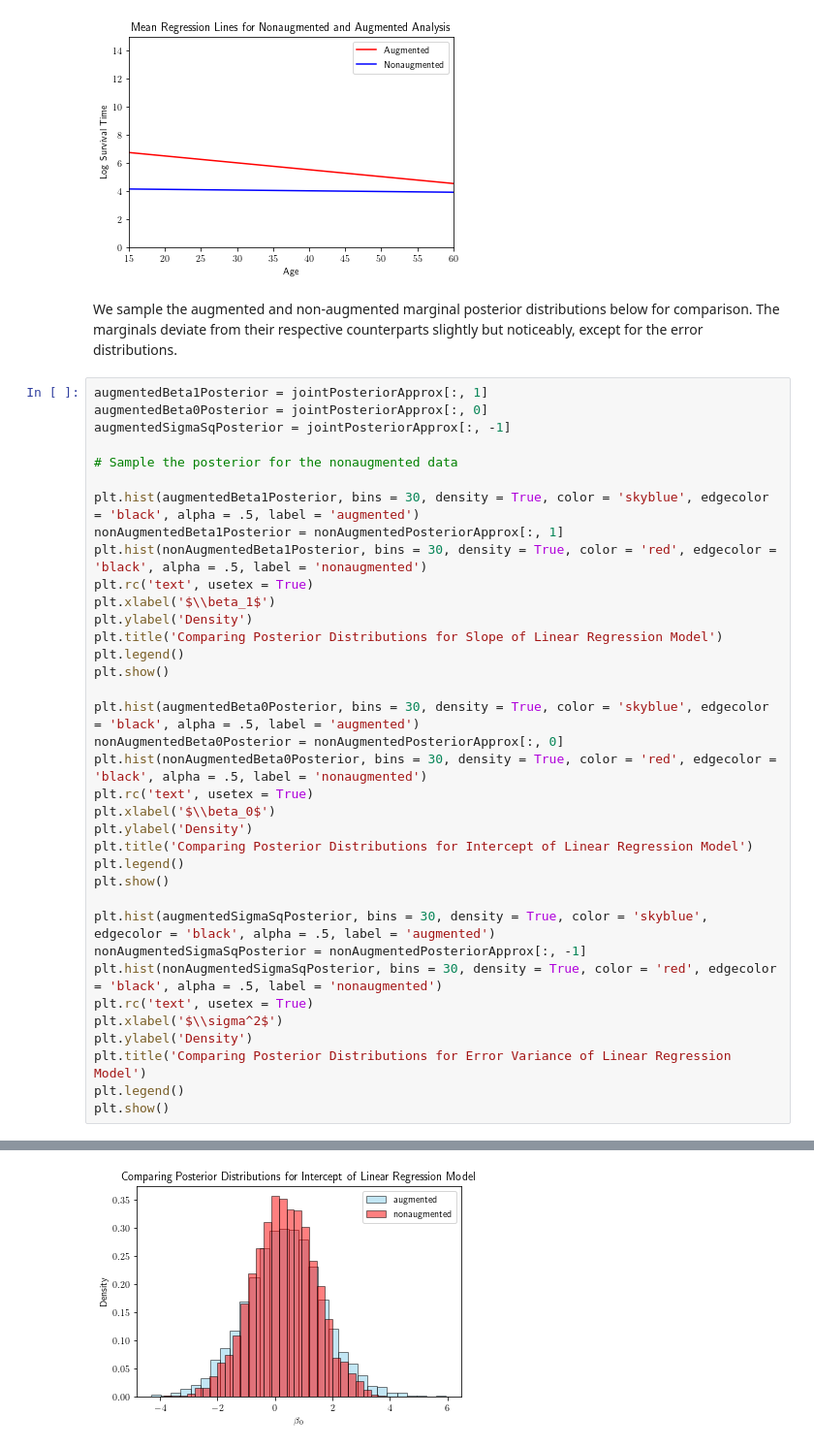
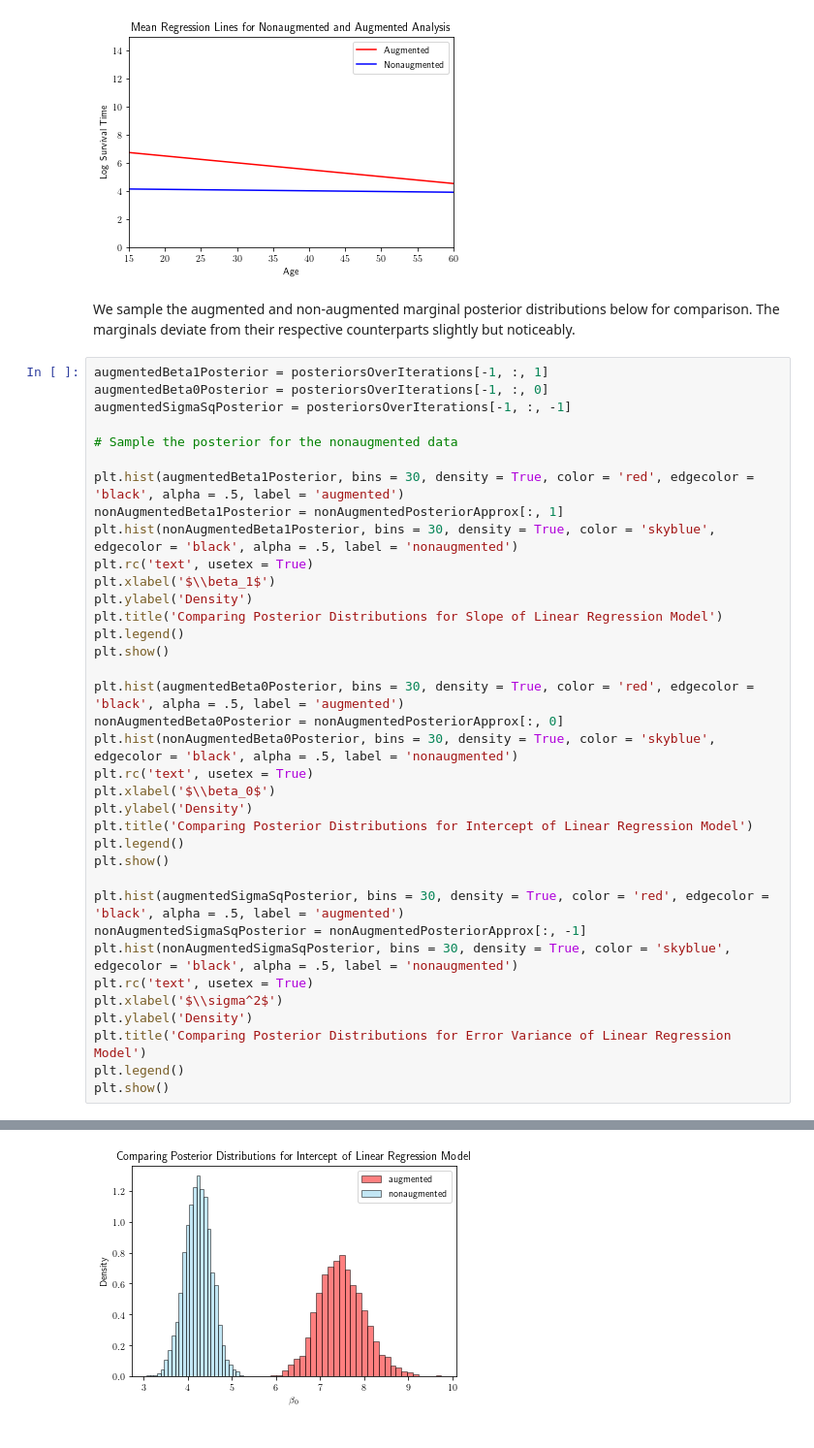
Before and after one commit to kbb9796/statistical-work, a Jupyter notebook: data_augmentation/data_augmentation.ipynb, the cells around one changed output, grey strips where cells are left out. Shown at 97% size. Cells and saved outputs as stored; diff of their text form.

```diff
--- a/data_augmentation/data_augmentation.ipynb
+++ b/data_augmentation/data_augmentation.ipynb
@@ -485,17 +455,17 @@ plt.show()
 # %% [output]
 [figure]
 # %% [markdown]
-We sample the augmented and non-augmented marginal posterior distributions below for comparison. The marginals deviate from their respective counterparts slightly but noticeably, except for the error distributions.
+We sample the augmented and non-augmented marginal posterior distributions below for comparison. The marginals deviate from their respective counterparts slightly but noticeably.
 # %%
-augmentedBeta1Posterior = jointPosteriorApprox[:, 1]
-augmentedBeta0Posterior = jointPosteriorApprox[:, 0]
-augmentedSigmaSqPosterior = jointPosteriorApprox[:, -1]
+augmentedBeta1Posterior = posteriorsOverIterations[-1, :, 1]
+augmentedBeta0Posterior = posteriorsOverIterations[-1, :, 0]
+augmentedSigmaSqPosterior = posteriorsOverIterations[-1, :, -1]
 
 # Sample the posterior for the nonaugmented data
 
-plt.hist(augmentedBeta1Posterior, bins = 30, density = True, color = 'skyblue', edgecolor = 'black', alpha = .5, label = 'augmented')
+plt.hist(augmentedBeta1Posterior, bins = 30, density = True, color = 'red', edgecolor = 'black', alpha = .5, label = 'augmented')
 nonAugmentedBeta1Posterior = nonAugmentedPosteriorApprox[:, 1]
-plt.hist(nonAugmentedBeta1Posterior, bins = 30, density = True, color = 'red', edgecolor = 'black', alpha = .5, label = 'nonaugmented')
+plt.hist(nonAugmentedBeta1Posterior, bins = 30, density = True, color = 'skyblue', edgecolor = 'black', alpha = .5, label = 'nonaugmented')
 plt.rc('text', usetex = True)
 plt.xlabel('$\\beta_1$')
 plt.ylabel('Density')
@@ -503,9 +473,9 @@ plt.title('Comparing Posterior Distributions for Slope of Linear Regression Mode
 plt.legend()
 plt.show()
 
-plt.hist(augmentedBeta0Posterior, bins = 30, density = True, color = 'skyblue', edgecolor = 'black', alpha = .5, label = 'augmented')
+plt.hist(augmentedBeta0Posterior, bins = 30, density = True, color = 'red', edgecolor = 'black', alpha = .5, label = 'augmented')
 nonAugmentedBeta0Posterior = nonAugmentedPosteriorApprox[:, 0]
-plt.hist(nonAugmentedBeta0Posterior, bins = 30, density = True, color = 'red', edgecolor = 'black', alpha = .5, label = 'nonaugmented')
+plt.hist(nonAugmentedBeta0Posterior, bins = 30, density = True, color = 'skyblue', edgecolor = 'black', alpha = .5, label = 'nonaugmented')
 plt.rc('text', usetex = True)
 plt.xlabel('$\\beta_0$')
 plt.ylabel('Density')
@@ -513,9 +483,9 @@ plt.title('Comparing Posterior Distributions for Intercept of Linear Regression
 plt.legend()
 plt.show()
 
-plt.hist(augmentedSigmaSqPosterior, bins = 30, density = True, color = 'skyblue', edgecolor = 'black', alpha = .5, label = 'augmented')
+plt.hist(augmentedSigmaSqPosterior, bins = 30, density = True, color = 'red', edgecolor = 'black', alpha = .5, label = 'augmented')
 nonAugmentedSigmaSqPosterior = nonAugmentedPosteriorApprox[:, -1]
-plt.hist(nonAugmentedSigmaSqPosterior, bins = 30, density = True, color = 'red', edgecolor = 'black', alpha = .5, label = 'nonaugmented')
+plt.hist(nonAugmentedSigmaSqPosterior, bins = 30, density = True, color = 'skyblue', edgecolor = 'black', alpha = .5, label = 'nonaugmented')
 plt.rc('text', usetex = True)
 plt.xlabel('$\\sigma^2$')
 plt.ylabel('Density')
@@ -527 +497 @@ plt.show()
-[figure, old version]
+[figure, new version]
```
Also changed, not shown: parts of 5 cells of this notebook, 8 other files.
